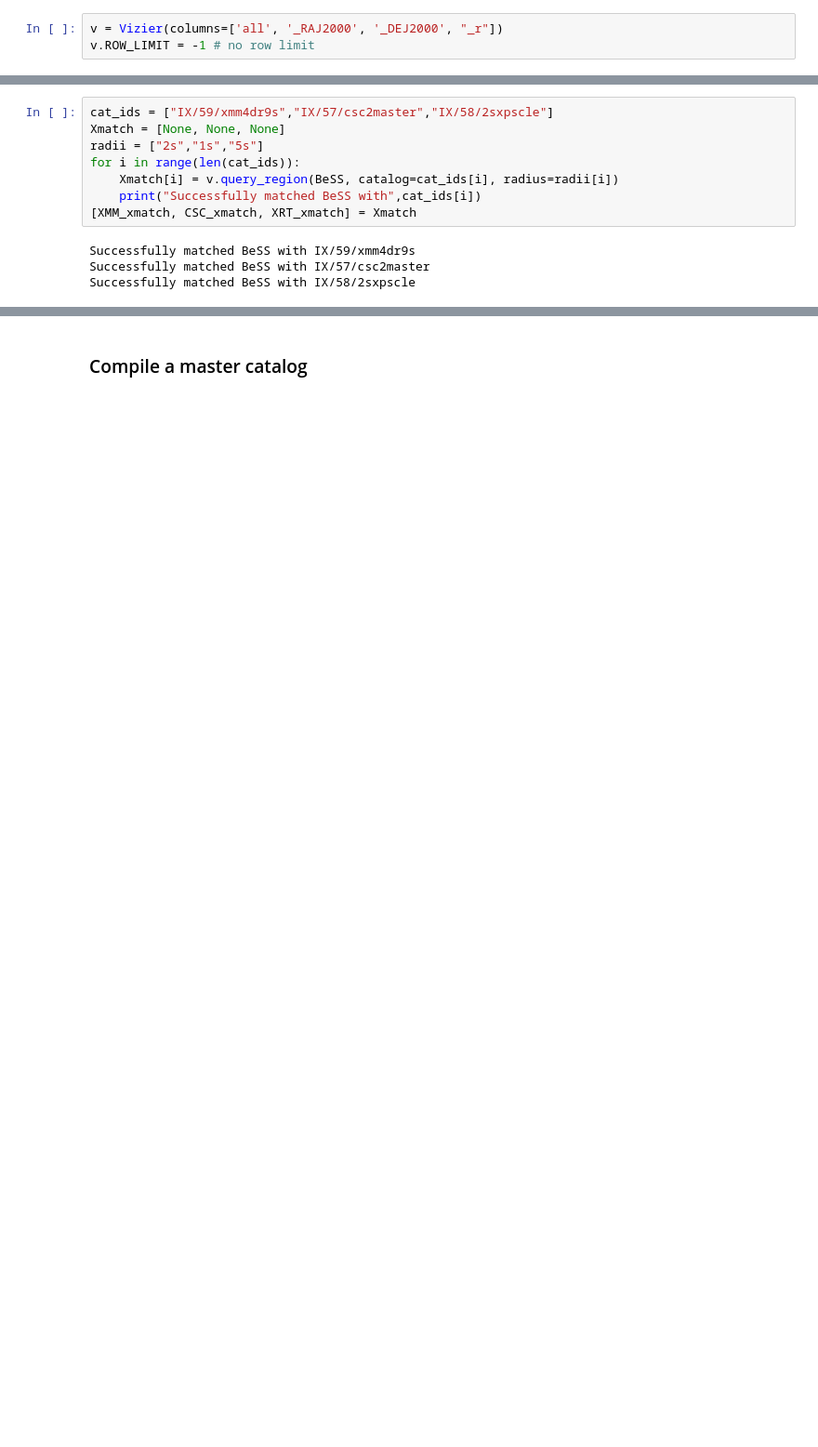
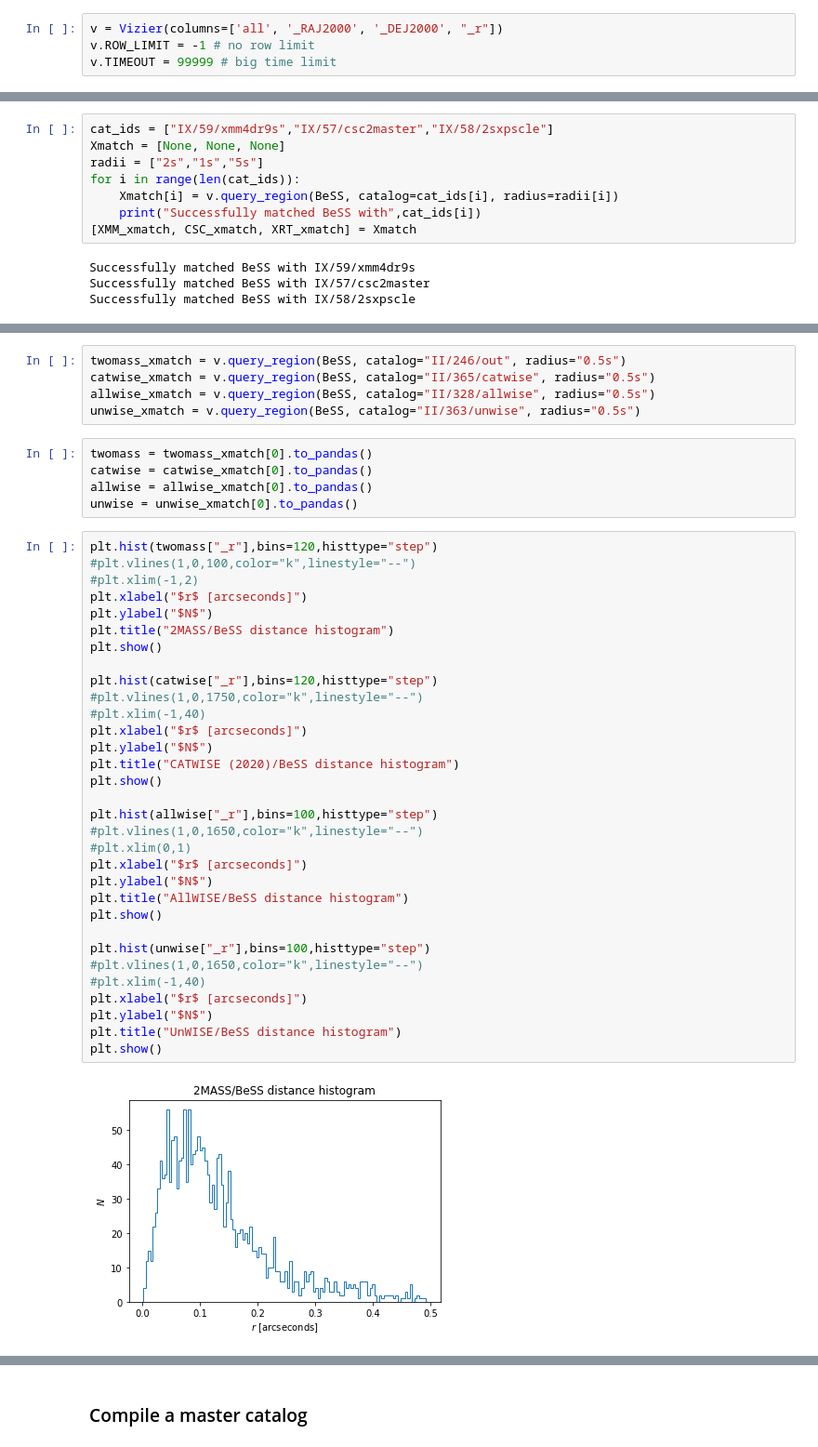
Before and after one commit to cgobat/XDBS-old, a Jupyter notebook: crossmatch.ipynb, the cells around one changed output, grey strips where cells are left out. Shown: that part at 93% size. Saved outputs shown, nothing was run; the diff lists cells and outputs as text; blank space fills up the shorter version.

```diff
--- a/crossmatch.ipynb
+++ b/crossmatch.ipynb
@@ -46,6 +51,7 @@ Be_xray_cat[["RAx","DECx"]].to_csv("BeSS_coords.csv",index=False)
 # %%
 v = Vizier(columns=['all', '_RAJ2000', '_DEJ2000', "_r"])
 v.ROW_LIMIT = -1 # no row limit
+v.TIMEOUT = 99999 # big time limit
 # %% [markdown]
 ### Load the [Be star database](http://basebe.obspm.fr/basebe/)
 # %%
@@ -150,0 +171,44 @@ XRT_sources = XRT_xmatch[0]["_q","_2SXPS","HR1","HR2","FPO0","FPU0","NH1H","Gamm
+# %%
+twomass_xmatch = v.query_region(BeSS, catalog="II/246/out", radius="0.5s")
+catwise_xmatch = v.query_region(BeSS, catalog="II/365/catwise", radius="0.5s")
+allwise_xmatch = v.query_region(BeSS, catalog="II/328/allwise", radius="0.5s")
+unwise_xmatch = v.query_region(BeSS, catalog="II/363/unwise", radius="0.5s")
+# %%
+twomass = twomass_xmatch[0].to_pandas()
+catwise = catwise_xmatch[0].to_pandas()
+allwise = allwise_xmatch[0].to_pandas()
+unwise = unwise_xmatch[0].to_pandas()
+# %%
+plt.hist(twomass["_r"],bins=120,histtype="step")
+#plt.vlines(1,0,100,color="k",linestyle="--")
+#plt.xlim(-1,2)
+plt.xlabel("$r$ [arcseconds]")
+plt.ylabel("$N$")
+plt.title("2MASS/BeSS distance histogram")
+plt.show()
+
+plt.hist(catwise["_r"],bins=120,histtype="step")
+#plt.vlines(1,0,1750,color="k",linestyle="--")
+#plt.xlim(-1,40)
+plt.xlabel("$r$ [arcseconds]")
+plt.ylabel("$N$")
+plt.title("CATWISE (2020)/BeSS distance histogram")
+plt.show()
+
+plt.hist(allwise["_r"],bins=100,histtype="step")
+#plt.vlines(1,0,1650,color="k",linestyle="--")
+#plt.xlim(0,1)
+plt.xlabel("$r$ [arcseconds]")
+plt.ylabel("$N$")
+plt.title("AllWISE/BeSS distance histogram")
+plt.show()
+
+plt.hist(unwise["_r"],bins=100,histtype="step")
+#plt.vlines(1,0,1650,color="k",linestyle="--")
+#plt.xlim(-1,40)
+plt.xlabel("$r$ [arcseconds]")
+plt.ylabel("$N$")
+plt.title("UnWISE/BeSS distance histogram")
+plt.show()
+# %% [output]
+[figure, added]
```
Also changed, not shown: parts of 24 cells of this notebook, 1 other file.
